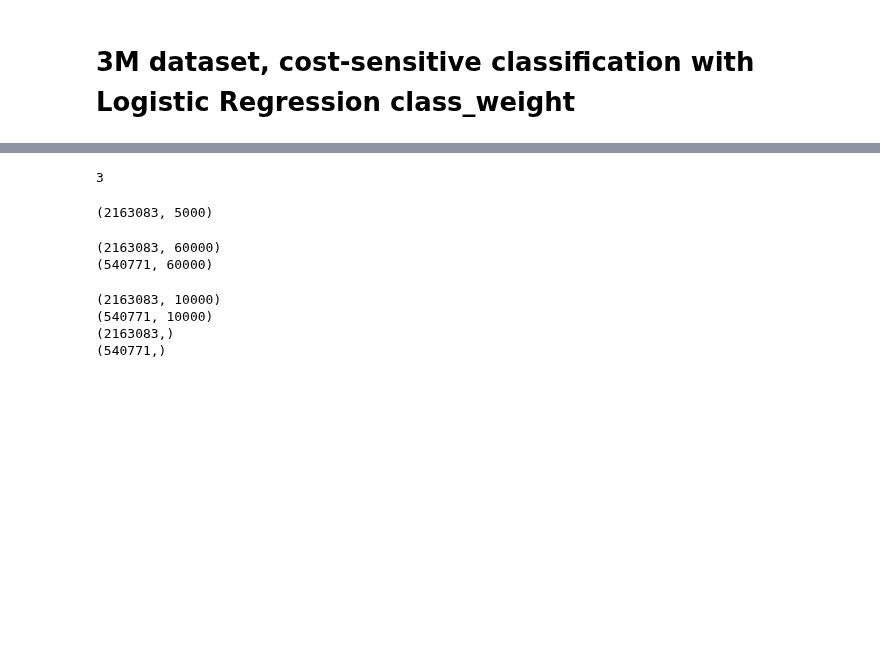
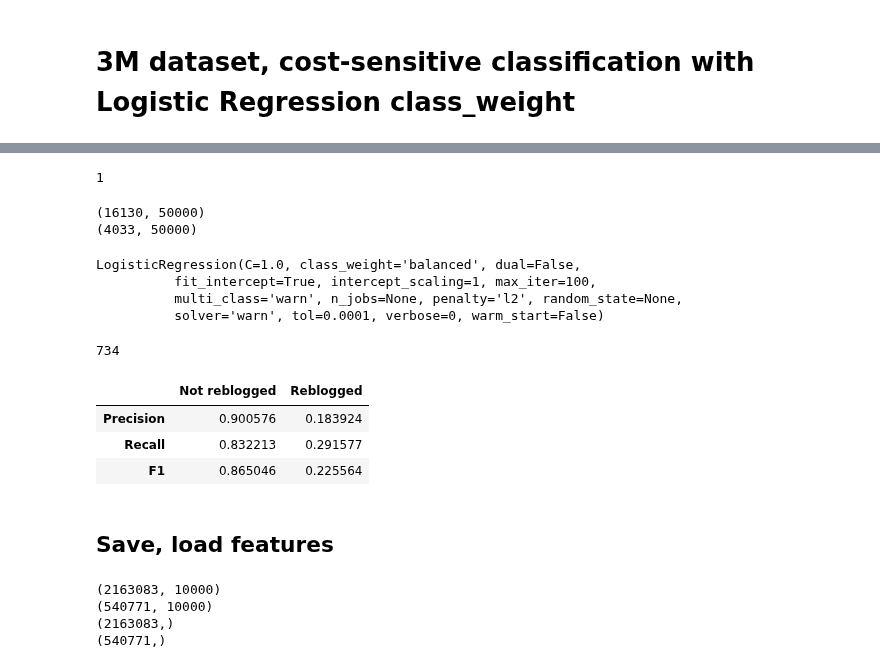
Before and after one commit to michaelmilleryoder/tumblr-scripts, a Jupyter notebook: jupyter/reblog_prediction.ipynb, the cells around one changed output, grey strips where cells are left out. Drawn from its saved outputs; the diff is of its cells as text; code cells hidden in the pictures; blank space fills up the shorter version.

Commit message:
Filtering data

```diff
--- a/jupyter/reblog_prediction.ipynb
+++ b/jupyter/reblog_prediction.ipynb
@@ -2,14 +2,15 @@
 import pandas as pd
 import os
 # data_dirpath = '/usr2/mamille2/tumblr/data' # erebor
-data_dirpath = '/usr0/home/mamille2/tumblr/data' # misty
+data_dirpath = '/usr0/home/mamille2/erebor/tumblr/data' # misty
 # %% [markdown]
 # 3M dataset, cost-sensitive classification with Logistic Regression class_weight
 # %%
 from pprint import pprint
 
 # Load data
-data = pd.read_pickle(os.path.join(data_dirpath, 'posts_descs_3m_rebloggers.pkl'))
+# data = pd.read_pickle(os.path.join(data_dirpath, 'posts_descs_3m_rebloggers.pkl'))
+data = pd.read_pickle(os.path.join(data_dirpath, 'posts_descs_3m_reblog_restricted.pkl'))
 print(len(data))
 pprint(sorted(data.columns.tolist()))
 # %% [output]
@@ -44,36 +44,73 @@ text_vectorizer.fit(data_train['post_text']) # corpus is a list of strings (docu
 # %%
+# Decide features, vectorize
+from sklearn.feature_extraction.text import CountVectorizer
+
+text_vectorizer = CountVectorizer(min_df=1, max_features=50000, stop_words='english')
+text_vectorizer.fit(data_train['post_text']) # corpus is a list of strings (documents), probably can't fit to test
+
 feats = {'train':{}, 'test': {}}
 
 feats['train']['post_text'] = text_vectorizer.transform(data_train['post_text'])
 feats['test']['post_text'] = text_vectorizer.transform(data_test['post_text'])
 
-desc_vectorizer = CountVectorizer(min_df=1, max_features=5000)
-desc_vectorizer.fit(data_train['parsed_blog_description_followee']) # corpus is a list of strings (documents), probably can't fit to test
-desc_vectorizer.fit(data_train['parsed_blog_description_follower']) # corpus is a list of strings (documents), probably can't fit to test
+# desc_vectorizer = CountVectorizer(min_df=1, max_features=5000)
+# desc_vectorizer.fit(data_train['parsed_blog_description_followee']) # corpus is a list of strings (documents), probably can't fit to test
+# desc_vectorizer.fit(data_train['parsed_blog_description_follower']) # corpus is a list of strings (documents), probably can't fit to test
 
-feats['train']['parsed_blog_description_followee'] = desc_vectorizer.transform(data_train['parsed_blog_description_followee'])
-feats['test']['parsed_blog_description_followee'] = desc_vectorizer.transform(data_test['parsed_blog_description_followee'])
-feats['train']['parsed_blog_description_follower'] = desc_vectorizer.transform(data_train['parsed_blog_description_follower'])
-feats['test']['parsed_blog_description_follower'] = desc_vectorizer.transform(data_test['parsed_blog_description_follower'])
+# feats['train']['parsed_blog_description_followee'] = desc_vectorizer.transform(data_train['parsed_blog_description_followee'])
+# feats['test']['parsed_blog_description_followee'] = desc_vectorizer.transform(data_test['parsed_blog_description_followee'])
+# feats['train']['parsed_blog_description_follower'] = desc_vectorizer.transform(data_train['parsed_blog_description_follower'])
+# feats['test']['parsed_blog_description_follower'] = desc_vectorizer.transform(data_test['parsed_blog_description_follower'])
 
 len(feats['train'])
 # %% [output]
-3
+1
-# %%
-feats['train']['parsed_blog_description_followee'].shape
-# %% [output]
-(2163083, 5000)
 # %%
 from scipy.sparse import hstack
 
 X_train, X_test = hstack(list(feats['train'].values())), hstack(list(feats['test'].values()))
 y_train, y_test = data_train['reblogged'], data_test['reblogged']
+
+print(X_train.shape)
+print(X_test.shape)
+# %% [output]
+(16130, 50000)
+(4033, 50000)
-# %%
-print(X_train.shape)
-print(X_test.shape)
-# %% [output]
-(2163083, 60000)
-(540771, 60000)
+# %%
+# Run logistic regression with class weighting
+from sklearn.linear_model import LogisticRegression
+
+# clf = LogisticRegression()
+clf = LogisticRegression(class_weight='balanced')
+# clf = LogisticRegression(class_weight={0: 0.01, 1: 0.99})
+
+clf.fit(X_train, y_train)
+# %% [output]
+LogisticRegression(C=1.0, class_weight='balanced', dual=False,
+          fit_intercept=True, intercept_scaling=1, max_iter=100,
+          multi_class='warn', n_jobs=None, penalty='l2', random_state=None,
+          solver='warn', tol=0.0001, verbose=0, warm_start=False)
+# %%
+preds = clf.predict(X_test)
+sum(preds)
+# %% [output]
+734
+# %%
+# clf = LogisticRegression(class_weight={0: 0.01, 1: 0.99})
+from sklearn.metrics import precision_recall_fscore_support
+
+scores = precision_recall_fscore_support(y_test, preds, average=None)
+
+scores_df = pd.DataFrame(np.array(scores[:-1]), columns=['Not reblogged', 'Reblogged'],
+                         index=['Precision', 'Recall', 'F1'])
+scores_df
+# %% [output]
+|  | Not reblogged | Reblogged |
+| Precision | 0.900576 | 0.183924 |
+| Recall | 0.832213 | 0.291577 |
+| F1 | 0.865046 | 0.225564 |
+# %% [markdown]
+## Save, load features
 # %%
 # Save features
 import scipy.sparse
```
Also changed, not shown: parts of 7 cells of this notebook, 1 other file.
